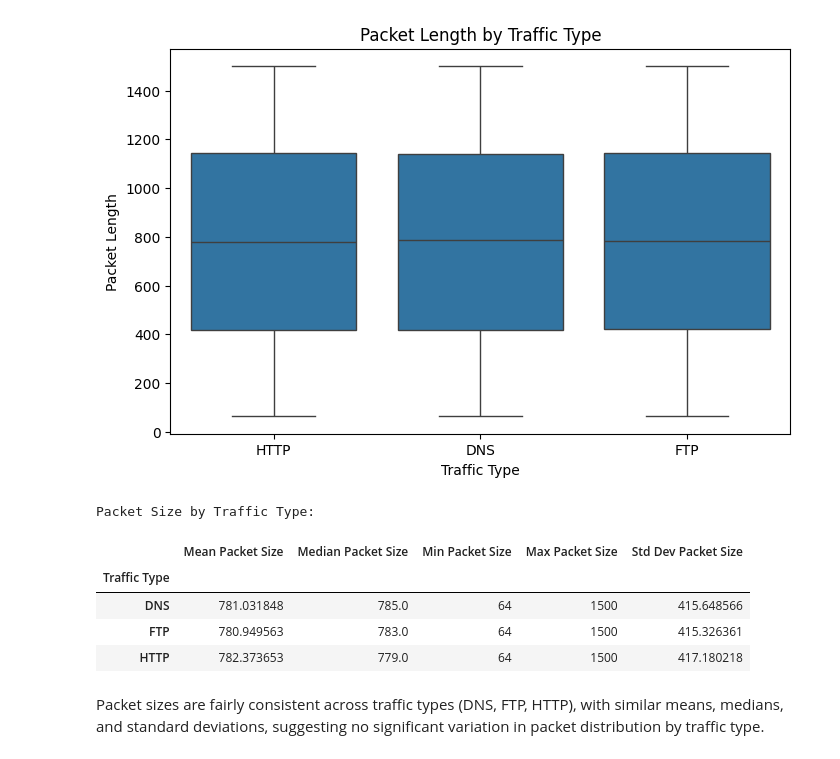
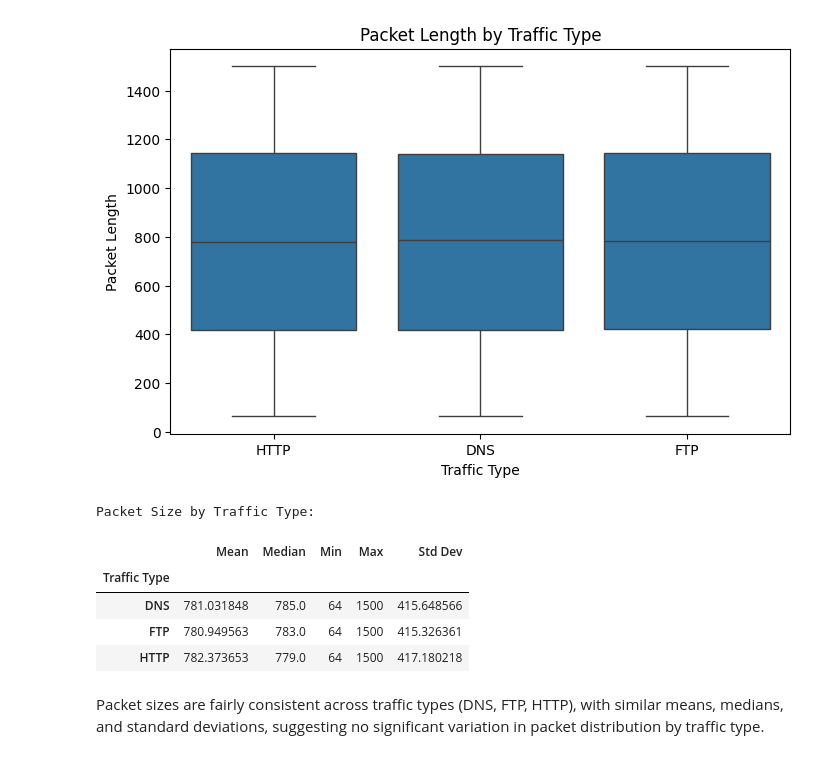
Before and after one commit to natfaria/cyberAttack, a Jupyter notebook: cyberattacks/notebooks/EDA.ipynb, the cells around one changed output. Drawn from its saved outputs; the diff is of its cells as text; code cells hidden in the pictures.

```diff
--- a/cyberattacks/notebooks/EDA.ipynb
+++ b/cyberattacks/notebooks/EDA.ipynb
@@ -268,23 +266,19 @@ plt.show()
 # %%
 # Creating a cross table for Packet Length by Traffic Type
 packet_size_by_traffic = df.pivot_table(
     values="Packet Length",
     index="Traffic Type",
     aggfunc=["mean", "median", "min", "max", "std"]
 )
+# Renaming columns
+packet_size_by_traffic.columns = ["Mean", "Median", "Min", "Max", "Std Dev"]
 
-# Renaming columns for better readability
-packet_size_by_traffic.columns = [
-    "Mean Packet Size", "Median Packet Size", "Min Packet Size",
-    "Max Packet Size", "Std Dev Packet Size"
-]
-
-# Display the cross table
+# Display table
 print("Packet Size by Traffic Type:")
 display(packet_size_by_traffic)
 # %% [output]
 Packet Size by Traffic Type:
-|  | Mean Packet Size | Median Packet Size | Min Packet Size | Max Packet Size | Std Dev Packet Size |
+|  | Mean | Median | Min | Max | Std Dev |
 | Traffic Type |  |  |  |  |  |
 | DNS | 781.031848 | 785.0 | 64 | 1500 | 415.648566 |
 | FTP | 780.949563 | 783.0 | 64 | 1500 | 415.326361 |
```
Also changed, not shown: parts of 8 cells of this notebook.
